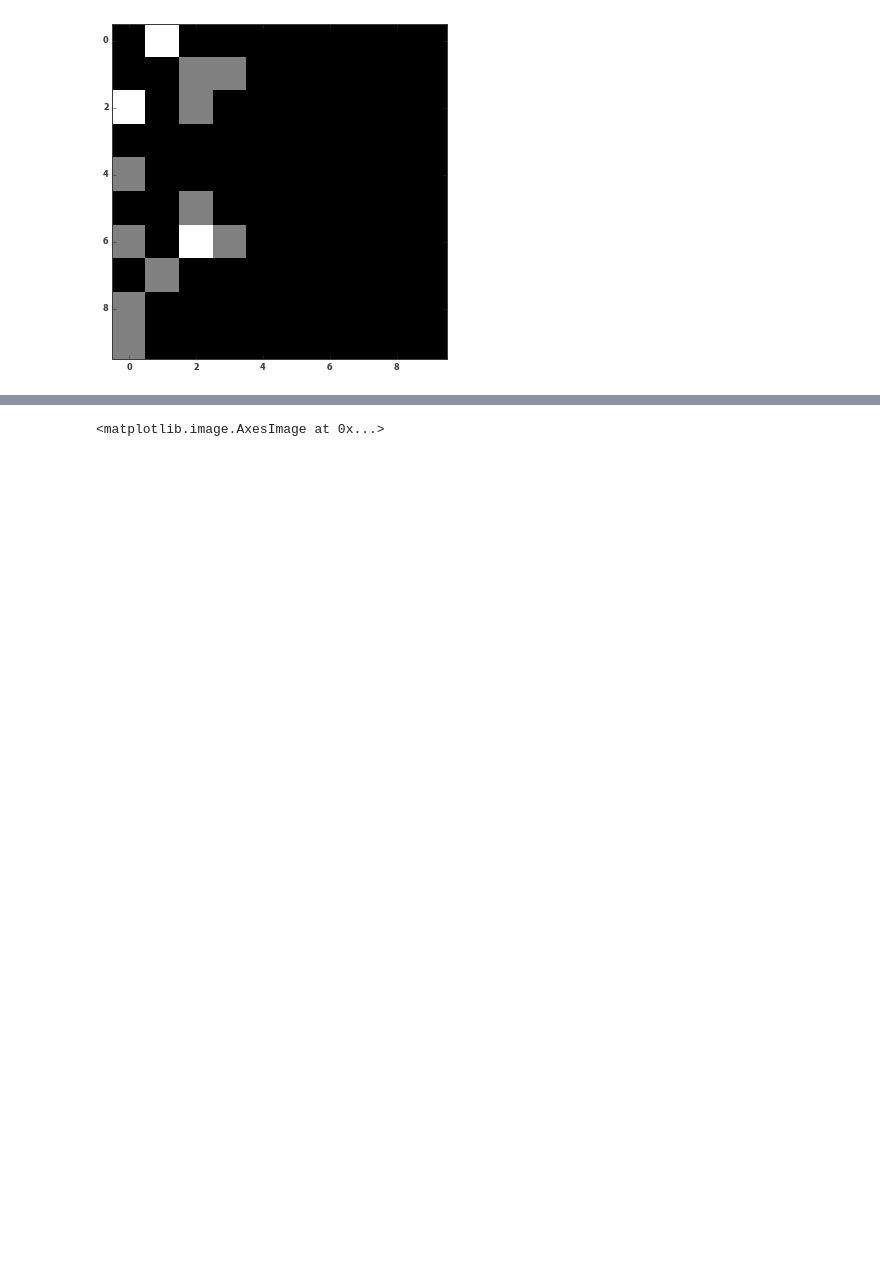
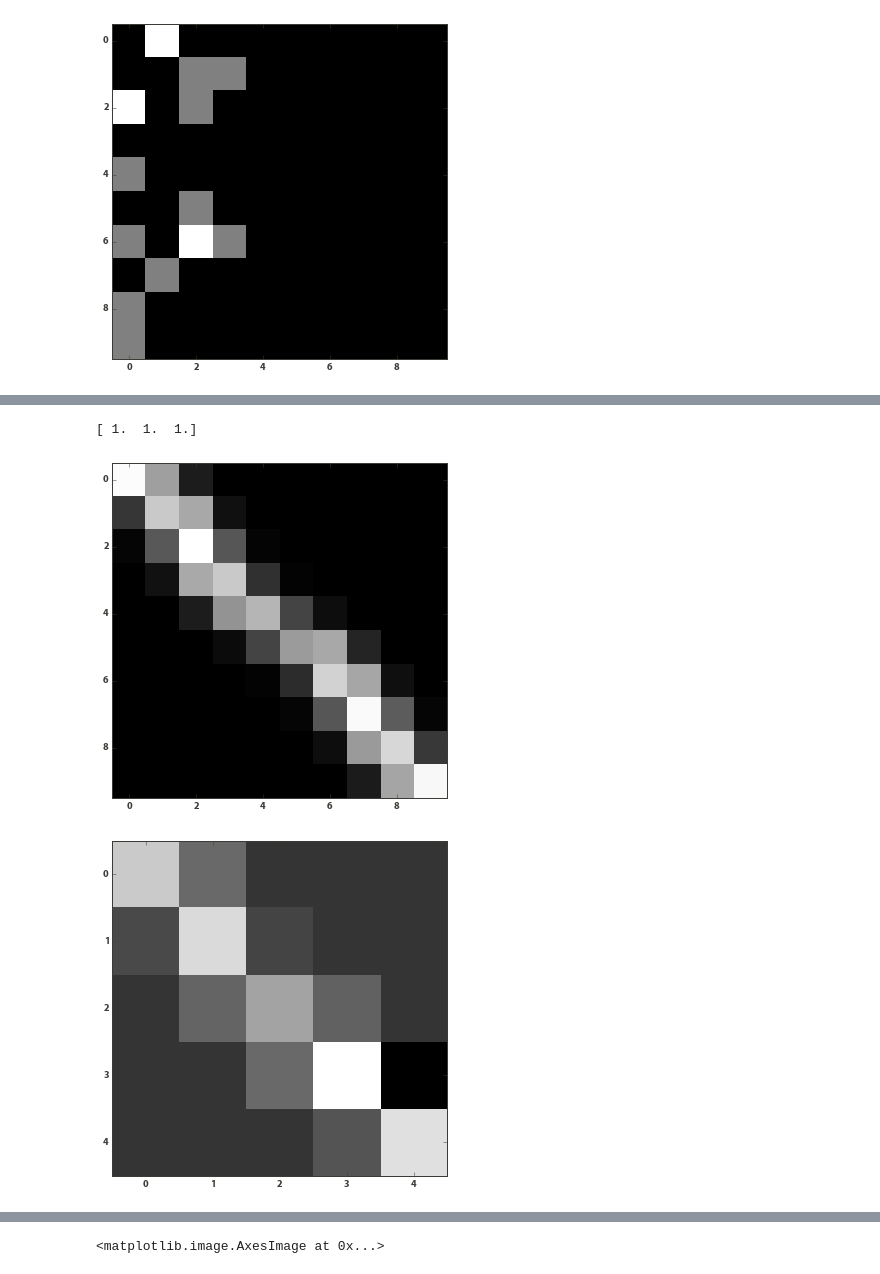
Before and after one commit to williamgilpin/netsim, a Jupyter notebook: simple_models.ipynb, the cells around one changed output, grey strips where cells are left out. Drawn from its saved outputs; the diff is of its cells as text; code cells hidden in the pictures; blank space fills up the shorter version.

```diff
--- a/simple_models.ipynb
+++ b/simple_models.ipynb
@@ -377,3 +256,15 @@ Warning: No eigenvalue equal to one detected. Check transition matrix
+# %%
+figure()
+imshow(tmat)
+
+figure()
+imshow(renorm(tmat))
+
+print (sum(renorm(tmat,k=2,its=2),axis=1))
+# %% [output]
+[ 1.  1.  1.]
+[figure, added]
+[figure, added]
 # %%
 import networkx as nx
 
```
Also changed, not shown: parts of 8 cells of this notebook, 2 other files.
